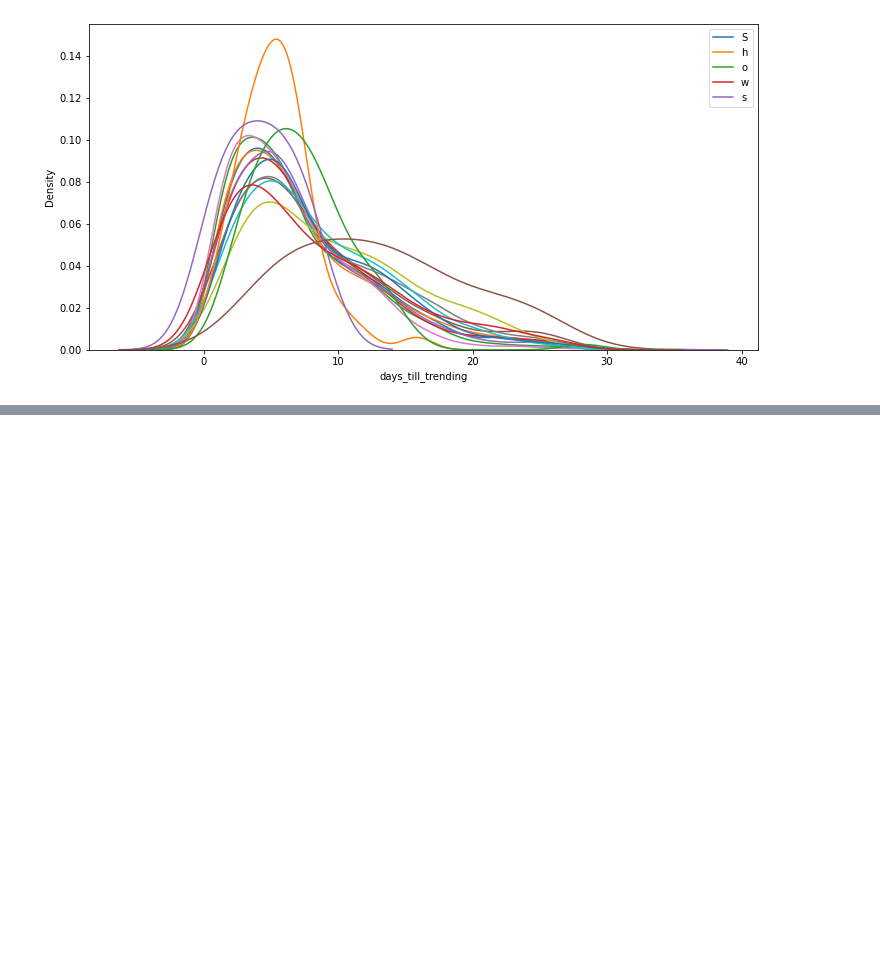
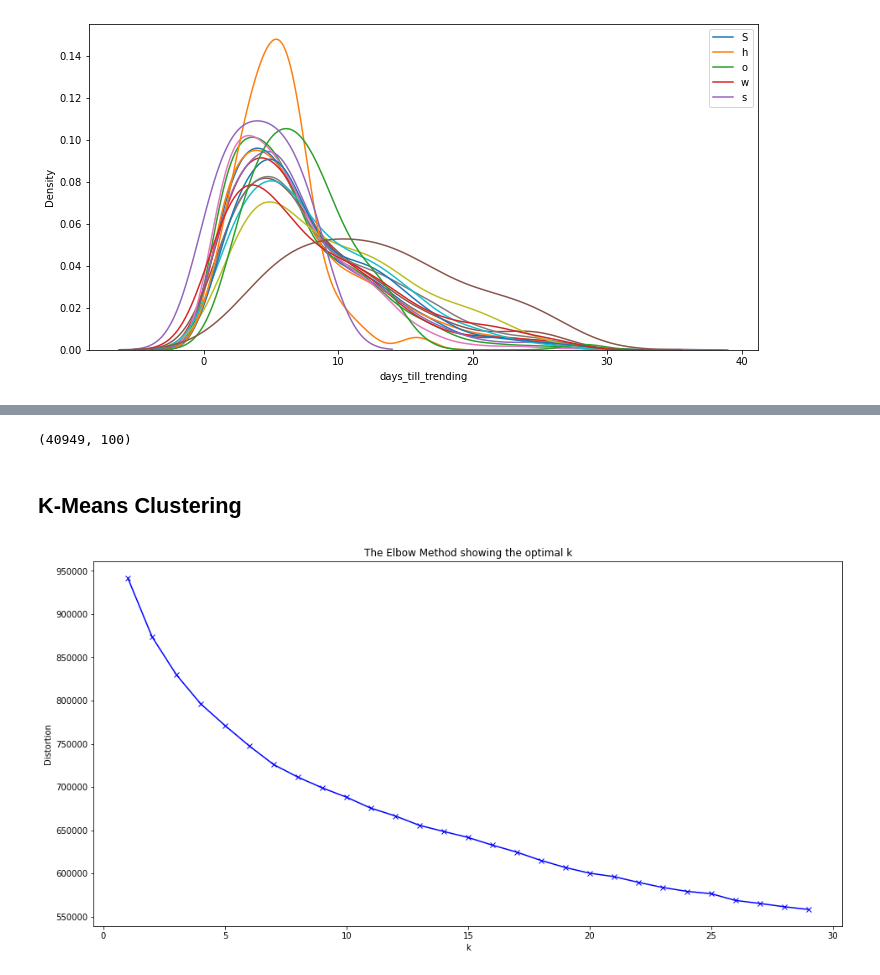
Before and after one commit to julialu-nini/ds-youtube-project, a Jupyter notebook: YouTube videos EDA.ipynb, the cells around one changed output, grey strips where cells are left out. Cells and saved outputs as stored; diff of their text form; code cells hidden in the pictures; blank space fills up the shorter version.

```diff
--- a/YouTube videos EDA.ipynb
+++ b/YouTube videos EDA.ipynb
@@ -343,5 +319,14 @@ from gensim.models import Word2Vec
 
 tags = videos['tags']
 # %%
-tags = [[x.strip('\"') for x in y] for y in tags]
+tags = [[x.strip('\"').lower() for x in y] for y in tags]
 tags = pd.Series(tags)
+# %%
+flat_list = []
+for row in tags:
+    flat_row = []
+    for words in row:
+        flat_row += words.split()
+    flat_list.append(flat_row)
+
+videos['tokenized_tags'] = pd.Series(flat_list)
@@ -348,5 +346,5 @@ tags = pd.Series(tags)
 # %%
 # Create CBOW model
-model1 = gensim.models.Word2Vec(tags, min_count = 1,vector_size = 100, window = 5)
+model1 = gensim.models.Word2Vec(videos['tokenized_tags'], min_count = 1,vector_size = 100, window = 5, seed = SEED)
 # %%
 # Create Skip Gram model
@@ -353,0 +365,59 @@ model2 = gensim.models.Word2Vec(tags, min_count = 1, vector_size = 100, window =
+# %%
+def vectorize(list_of_tags, model):
+    '''Generates a feature vector per video as output using the average of vectors
+
+
+    Args:
+        list_of_tags: List of tags
+        model: Gensim's Word Embedding
+
+    Returns:
+        List of video vectors
+    '''
+    features = []
+
+    for tokens in list_of_tags:
+        zero_vector = np.zeros(model.vector_size)
+        vectors = []
+        for token in tokens:
+            if token in model.wv:
+                try:
+                    vectors.append(model.wv[token])
+                except KeyError:
+                    continue
+        if vectors:
+            vectors = np.asarray(vectors)
+            avg_vec = vectors.mean(axis=0)
+            features.append(avg_vec)
+        else:
+            features.append(zero_vector)
+    return features
+
+vectorized_tags = vectorize(videos['tokenized_tags'], model=model1)
+len(vectorized_tags), len(vectorized_tags[0])
+# %% [output]
+(40949, 100)
+# %% [markdown]
+## K-Means Clustering
+# %%
+from sklearn.cluster import KMeans
+from sklearn import metrics
+from scipy.spatial.distance import cdist
+
+## Elbow Method determining k
+
+distortions = []
+K = range(1,30)
+for k in K:
+    kmeanModel = KMeans(n_clusters=k)
+    kmeanModel.fit(vectorized_tags)
+    distortions.append(kmeanModel.inertia_)
+
+plt.figure(figsize=(16,8))
+plt.plot(K, distortions, 'bx-')
+plt.xlabel('k')
+plt.ylabel('Distortion')
+plt.title('The Elbow Method showing the optimal k')
+plt.show()
+# %% [output]
+[figure, added]
```
Also changed, not shown: parts of 17 cells of this notebook.
